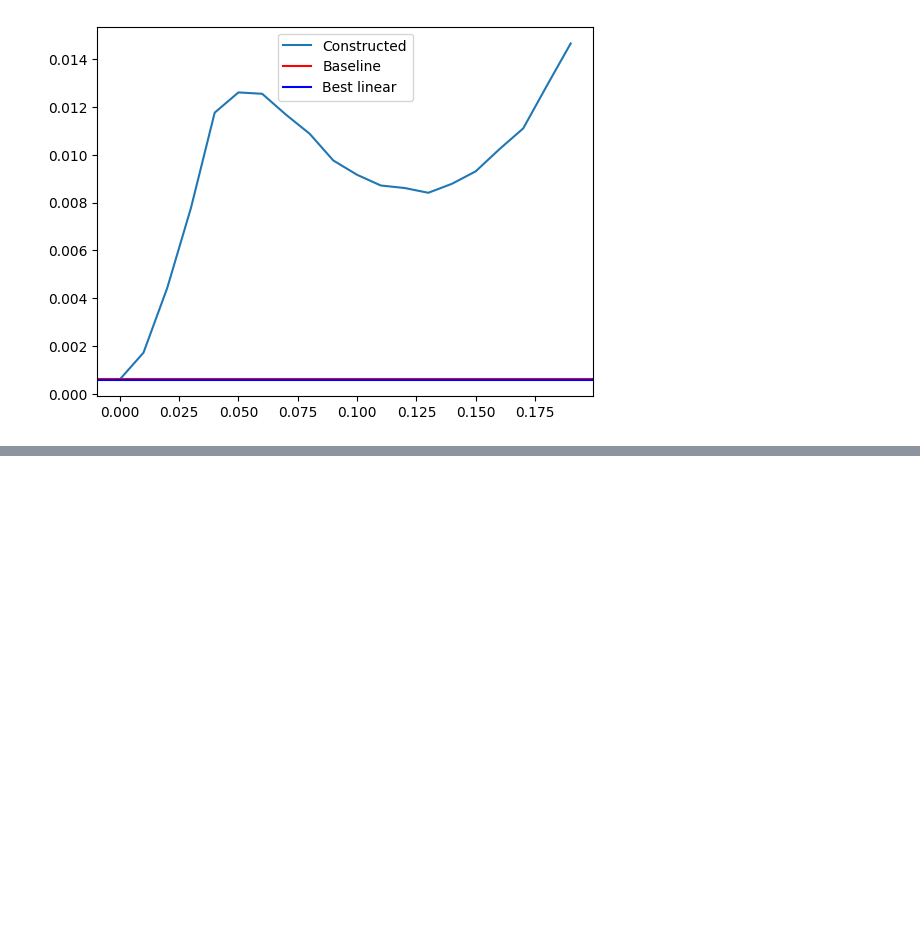
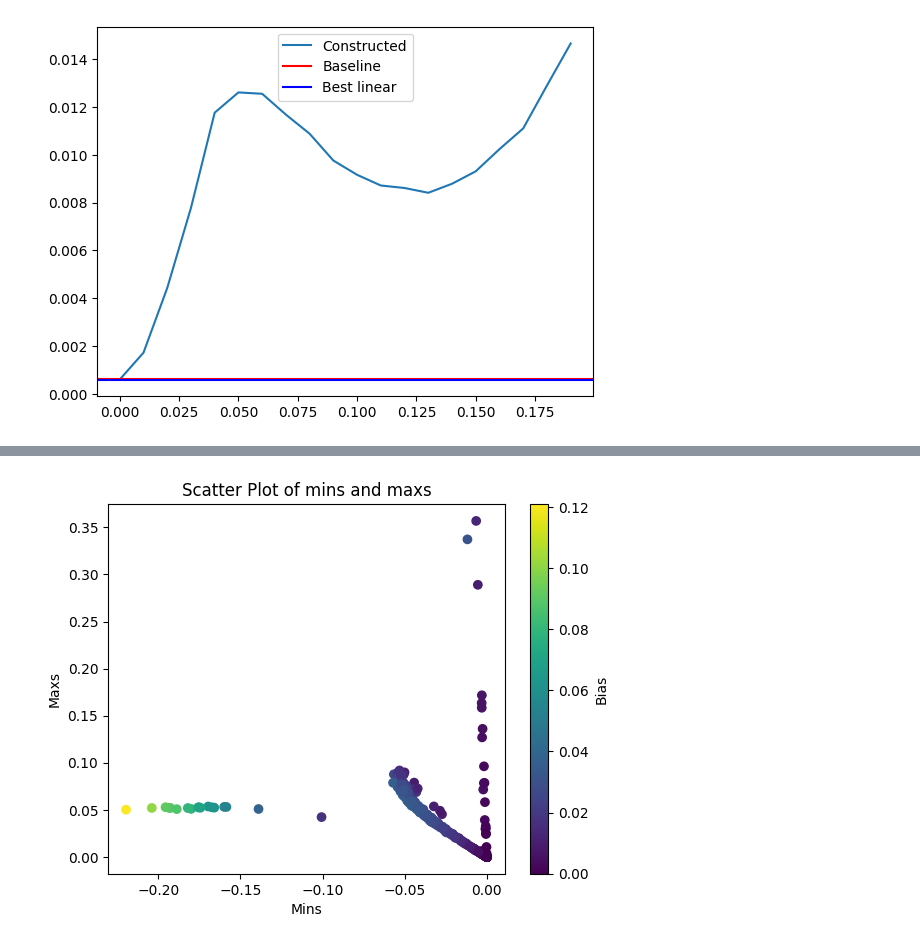
Before and after one commit to BorisTheBrave/uand-toy-model, a Jupyter notebook: uand.ipynb, the cells around one changed output, grey strips where cells are left out. Drawn from its saved outputs; the diff is of its cells as text; code cells hidden in the pictures; blank space fills up the shorter version.

```diff
--- a/uand.ipynb
+++ b/uand.ipynb
@@ -313,9 +352,8 @@ plt.show()
 # %%
-mask = (resp0[0] < -0.1) & (resp1[0] < -0.1)
-#mask = (resp0[0] > 0.01) & (resp1[0] > 0.01)
+mask = (resp0 < -0.1) | (resp1 < -0.1)
 
 
-for r0, r1, w, m in sorted(zip(resp0[0], resp1[0], weights, mask), key=lambda x: -x[2].item()):
-    if m:
-        print(f"{r0.item():10.4f}, {r1.item():10.4f}, {w.item():10.4f}")
+for i, (r0, r1, w, is_masked) in sorted(enumerate(zip(resp0, resp1, weights, mask)), key=lambda x: -x[1][2].item()):
+    if is_masked:
+        print(f"{i}: {r0.item():10.4f}, {r1.item():10.4f}, {w.item():10.4f}")
 # %% [output]
@@ -324,0 +370,84 @@ for r0, r1, w, m in sorted(zip(resp0[0], resp1[0], weights, mask), key=lambda x:
+# %%
+# Contains -0.188 or 0.05 for every entry
+model.linear.weight[606]
+# Contains -0.1740 or 0.052 for every entry
+model.linear.weight[999]
+
+def is_binary(x, eps=0.05):
+    a = x.min()
+    b = x.max()
+    is_a = (x - a).abs() < eps
+    is_b = (x - b).abs() < eps
+    return (is_a | is_b).all()
+
+def is_spike(x, eps=0.05):
+    a = x.min()
+    b = x.max()
+    is_a = (x - a).abs() < eps
+    is_b = (x - b).abs() < eps
+    return (is_a | is_b).all() and sum(is_b) == 1
+
+def categorize_neuron(x):
+    eps = 0.01
+    a = x.min()
+    b = x.max()
+    is_a = (x - a).abs() < eps
+    is_b = (x - b).abs() < eps
+    is_binary = (is_a | is_b).all()
+    if not is_binary:
+        return 'unknown'
+    is_spike = is_binary and sum(is_b) <= 1
+    if is_spike:
+        return 'spike'
+    if -eps < a and b < eps:
+        return 'zero'
+    if 0.04 < b < 0.06 and a < -0.10:
+        return 'C'
+    if a > eps and 1.8 < b / a < 2.2:
+        return 'B'
+    return 'unknown binary'
+
+
+
+is_binary(model.linear.weight[606])
+is_binary(model.linear.weight[999])
+is_bins = torch.tensor([is_binary(model.linear.weight[x]) for x in range(1000)])
+is_spikes = torch.tensor([is_spike(model.linear.weight[x]) for x in range(1000)])
+
+#print(bins)
+
+
+model.linear.weight[is_bins].shape
+indices = torch.where(is_bins)[0]
+mins = model.linear.weight[is_bins].min(dim=1)[0]
+maxs = model.linear.weight[is_bins].max(dim=1)[0]
+S_size = (model.linear.weight[is_bins] > (maxs - 0.01)[:, None]).sum(dim=1)
+
+plt.scatter(mins.detach().cpu().numpy(), maxs.detach().cpu().numpy(), c=model.linear.bias[is_bins].detach().cpu().numpy())
+plt.title('Scatter Plot of mins and maxs')
+plt.xlabel('Mins')
+plt.ylabel('Maxs')
+plt.colorbar(label='Bias')
+plt.show()
+
+plt.scatter(mins.detach().cpu().numpy(), maxs.detach().cpu().numpy(), c=S_size.detach().cpu().numpy())
+plt.title('Scatter Plot of mins and maxs')
+plt.xlabel('Mins')
+plt.ylabel('Maxs')
+plt.colorbar(label='Set Size')
+plt.show()
+
+
+for i, (a, b) in enumerate(zip(mins, maxs)):
+    i = indices[i]
+    if  b < 0.01 and a > -0.01:
+        print(f"{i}: {a.item():10.4f}, {b.item():10.4f}, {model.linear.bias[i].item():10.4f}")
+
+print(model.linear.weight[6].abs().max())
+print(model.linear.bias[6])
+print(model.linear2.weight[:, 6].abs().max())
+
+
+print(model.linear2.weight.abs().max(dim=0).values)
+# %% [output]
+[figure, added]
```
Also changed, not shown: parts of 7 cells of this notebook, 1 other file.
